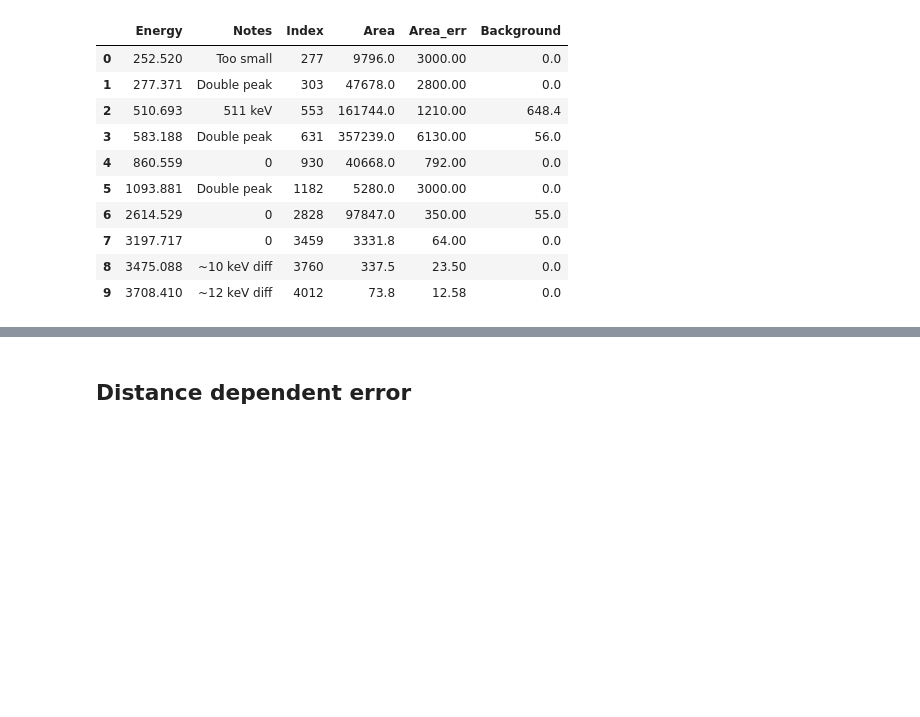
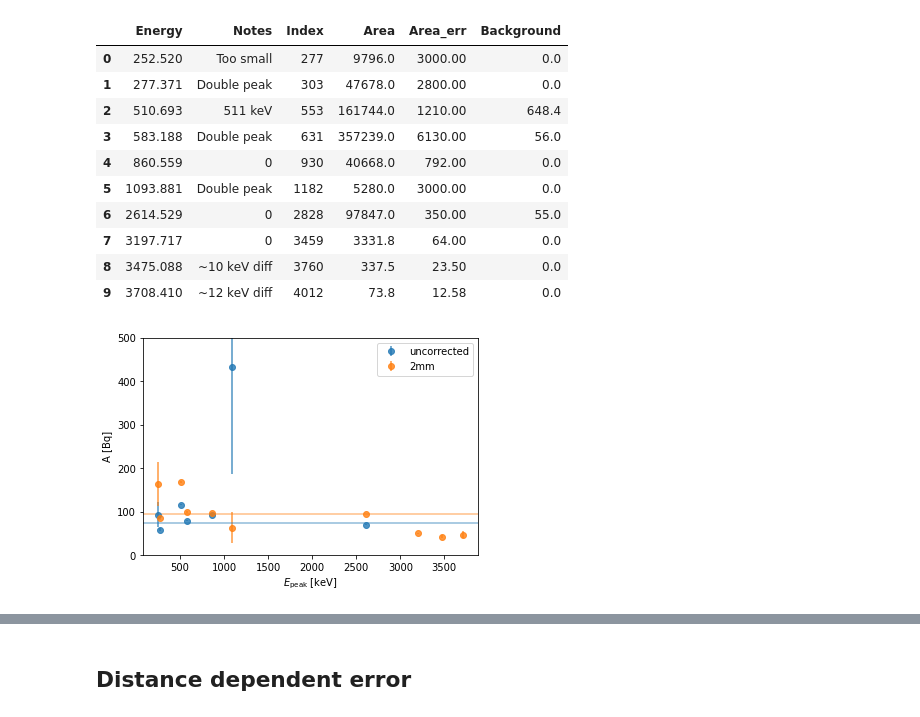
Before and after one commit to Balazzs/HPGECalorimeter, a Jupyter notebook: Efficiency.ipynb, the cells around one changed output, grey strips where cells are left out. Cells and saved outputs as stored; diff of their text form; code cells hidden in the pictures; blank space fills up the shorter version.

```diff
--- a/Efficiency.ipynb
+++ b/Efficiency.ipynb
@@ -465,4 +468,20 @@ def get_A_and_error(P):
 # %%
 A0, A0_err = get_A_and_error(P0)
 A,  A_err  = get_A_and_error(P)
+# %%
+plt.errorbar(measurement["Energy"], A0, A0_err, fmt="o", label="uncorrected", alpha=0.8)
+plt.axhline(get_weighted_average(A0[:-3], A0_err[:-3]), color="C0", alpha=0.5)
+
+plt.errorbar(measurement["Energy"], A,  A_err,  fmt="o", label="2mm", alpha=0.8)
+plt.axhline(get_weighted_average(A, A_err), color="C1", alpha=0.5)
+
+plt.xlabel("$E_{\mathrm{peak}}$ [keV]")
+plt.ylabel("A [Bq]")
+
+plt.ylim(0, 500)
+plt.legend()
+
+plt.savefig(fig_name("A_2mm_plot"), bbox_inches="tight")
+# %% [output]
+[figure, added]
 # %%
```
Also changed, not shown: parts of 5 cells of this notebook, 14 other files.
